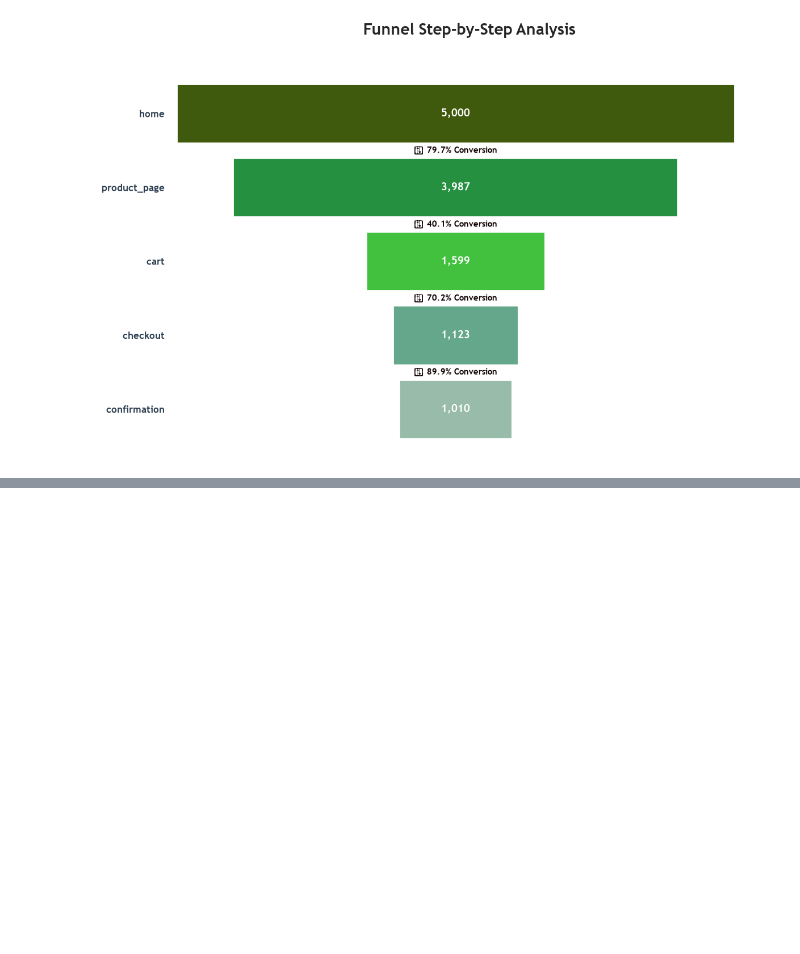
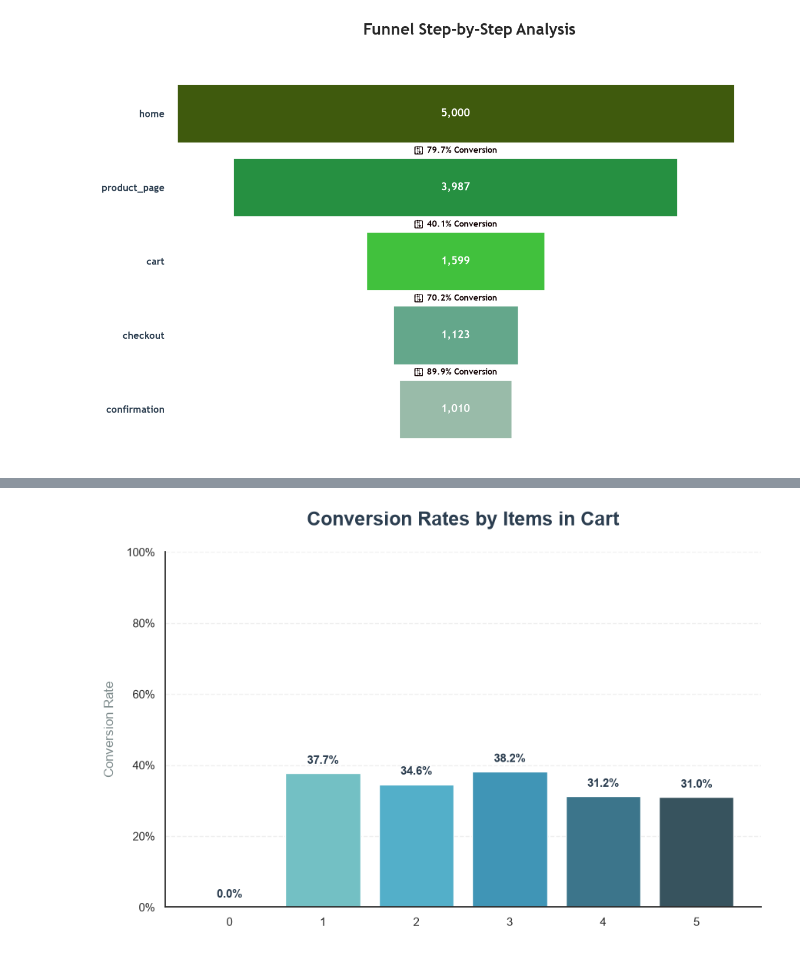
Before and after one commit to RondinellyOliveira/Funnel-Drop, a Jupyter notebook: Funnel_drop_analysis.ipynb, the cells around one changed output, grey strips where cells are left out. Saved outputs shown, nothing was run; the diff lists cells and outputs as text; code cells hidden in the pictures; blank space fills up the shorter version.

Commit message:
new chart add

```diff
--- a/Funnel_drop_analysis.ipynb
+++ b/Funnel_drop_analysis.ipynb
@@ -437,0 +416,4 @@ plt.show()
+# %%
+# Join the two DataFrames on 'SessionID' to analyze the relationship between items in cart and purchase status.
+dCartPurchase = dItemsInCart.join(dPurchase.set_index('SessionID'), on='SessionID', how='inner')
+dCartPurchase
@@ -437,0 +450,4 @@ plt.show()
+# %%
+# Calculate the conversion rate of items in cart to purchases
+ditems_conv = dCartPurchase.groupby('ItemsInCartMax')['PurchasedMax'].mean().reset_index()
+ditems_conv
@@ -437,0 +473,57 @@ plt.show()
+# %%
+# 1. Theme & Color Palette
+sns.set_theme(style="white")  # Clean white background
+# Using a custom gradient from light grey to a strong corporate blue/teal
+colors = sns.color_palette("GnBu_d", len(ditems_conv))
+
+# 2. Setup Figure and Axis
+fig, ax = plt.subplots(figsize=(10, 6), dpi=100)
+
+# 3. Create Bar Chart
+bars = ax.bar(
+    ditems_conv['ItemsInCartMax'],
+    ditems_conv['PurchasedMax'],
+    color=colors,
+    width=0.8
+)
+
+# 4. Title and Labels
+ax.set_title("Conversion Rates by Items in Cart", fontsize=18, fontweight='bold', pad=25, loc='center', color='#2c3e50')
+ax.set_ylabel("Conversion Rate", fontsize=12, color='#7f8c8d', labelpad=10)
+
+# 5. Formatting Y-Axis as percentage
+ax.set_ylim(0, 1)
+ax.yaxis.set_major_formatter(mtick.PercentFormatter(1.0))
+
+
+# 6. Add Percentage Labels on top of bars
+for bar in bars:
+    height = bar.get_height()
+    ax.text(
+        bar.get_x() + bar.get_width()/2.,
+        height + 0.02,
+        f'{height:.1%}',
+        ha='center',
+        va='bottom',
+        fontsize=11,
+        fontweight='bold',
+        color='#2c3e50'
+    )
+
+# 7. Final Polish
+# Remove top and right spines
+sns.despine(ax=ax)
+
+# Add subtle horizontal gridlines for readability
+ax.yaxis.grid(True, linestyle='--', alpha=0.3)
+
+# Ensure X-axis shows all integer ticks (avoiding 0.5, 1.5, etc.)
+ax.set_xticks(ditems_conv['ItemsInCartMax'])
+
+# 7. High-End Export
+# 300 DPI is the standard for high-quality print/presentations
+fig.savefig('05_funnel_analysis_conversion.png', dpi=300, bbox_inches='tight', transparent=False)
+
+plt.show()
+# %% [output]
+[figure, added]
```
Also changed, not shown: parts of 7 cells of this notebook, 1 other file.
